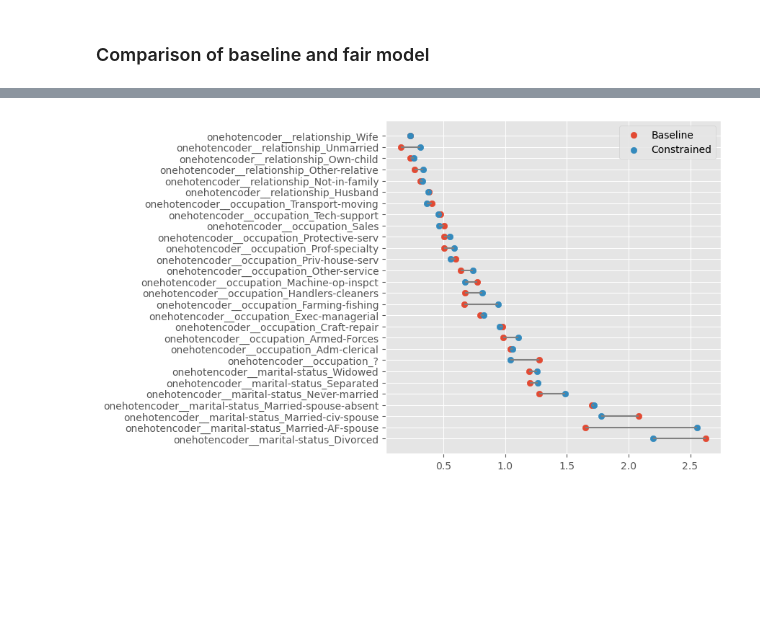
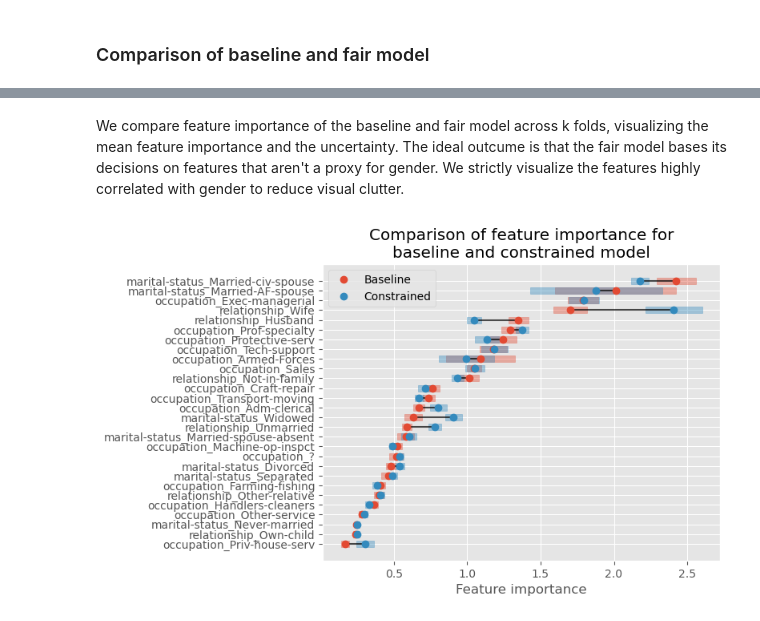
Before and after one commit to Marcus-Friis/afae-exam, a Jupyter notebook: notebook.ipynb, the cells around one changed output, grey strips where cells are left out. Saved outputs shown, nothing was run; the diff lists cells and outputs as text; code cells hidden in the pictures; blank space fills up the shorter version.

```diff
--- a/notebook.ipynb
+++ b/notebook.ipynb
@@ -406,26 +424,50 @@ savefig('fairness_comparison.svg')
-# %%
-mask = [True if 'marital' in col or 'occupation' in col or 'relationship' in col else False for col in preprocessing.get_feature_names_out()]
-
-y = np.arange(len(feature_importance_fair[mask]))
-fig, ax = plt.subplots(figsize=(6, 6))
-
-X = np.vstack((feature_importance_base[mask], feature_importance_fair[mask])).T
-idx = np.argsort(-np.mean(X, axis=1))
-x1 = feature_importance_base[mask][idx]
-x2 = feature_importance_fair[mask][idx]
-
-for n in y:
-    a = min(x1[n], x2[n])
-    b = max(x1[n], x2[n])
-    ax.hlines(n, a, b, color='grey')
-
-ax.scatter(x1, y, label='Baseline')
-ax.scatter(x2, y, label='Constrained')
-
-ax.set_yticks(y)
-ax.set_yticklabels(preprocessing.get_feature_names_out()[mask])
-
-ax.legend()
-savefig('feature_importance_comparison5.svg')
-# %% [output]
-[figure, removed]
+# %% [markdown]
+We compare feature importance of the baseline and fair model across k folds, visualizing the mean feature importance and the uncertainty. The ideal outcume is that the fair model bases its decisions on features that aren't a proxy for gender. We strictly visualize the features highly correlated with gender to reduce visual clutter.
+# %%
+categories = np.array(list(feature_importance_base.keys()))
+values_base = np.array([v[0] for v in feature_importance_base.values()])
+values_fair = np.array([v[0] for v in feature_importance_fair.values()])
+uncertainty_base = np.array([v[1] for v in feature_importance_base.values()])
+uncertainty_fair = np.array([v[1] for v in feature_importance_fair.values()])
+
+# remove 'onehotencoder' from category labels
+categories = np.array([cat.split('__')[1] if 'onehotencoder' in cat else cat for cat in categories])
+
+mask = [True if 'marital' in cat or 'occupation' in cat or 'relationship' in cat else False for cat in categories]
+
+categories, values_base, values_fair, uncertainty_base, uncertainty_fair = map(lambda x: x[mask], (categories, values_base, values_fair, uncertainty_base, uncertainty_fair))
+idx = np.argsort(values_base)
+categories, values_base, values_fair, uncertainty_base, uncertainty_fair = map(lambda x: x[idx], (categories, values_base, values_fair, uncertainty_base, uncertainty_fair))
+
+# Create figure and axis
+fig, ax = plt.subplots()
+
+red = mpl.rcParams['axes.prop_cycle'].by_key()['color'][0]
+blue = mpl.rcParams['axes.prop_cycle'].by_key()['color'][1]
+
+# Plot the lines connecting the dots
+for i in range(len(categories)):
+    ax.plot([values_base[i], values_fair[i]], [i, i], color='black', alpha=.7)
+
+# Plot the dots and uncertainty
+for i in range(len(categories)):
+    ax.plot(values_base[i], i, 'o', color=red, label='Baseline' if i == 0 else None)
+    ax.plot(values_fair[i], i, 'o', color=blue, label='Constrained' if i == 0 else None)
+    ax.fill_betweenx([i-0.33, i+0.33], values_base[i]-uncertainty_base[i], values_base[i]+uncertainty_base[i], color=red, alpha=0.4)
+    ax.fill_betweenx([i-0.33, i+0.33], values_fair[i]-uncertainty_fair[i], values_fair[i]+uncertainty_fair[i], color=blue, alpha=0.4)
+
+# Set y labels
+ax.set_yticks(range(len(categories)))
+ax.set_yticklabels(categories)
+
+# Set x labels
+ax.set_xlabel('Feature importance')
+
+# Set title
+ax.set_title('Comparison of feature importance for\nbaseline and constrained model')
+
+ax.legend()
+
+savefig('feature_importance_comparison.svg')
+# %% [output]
+[figure, added]
```
Also changed, not shown: parts of 18 cells of this notebook.
